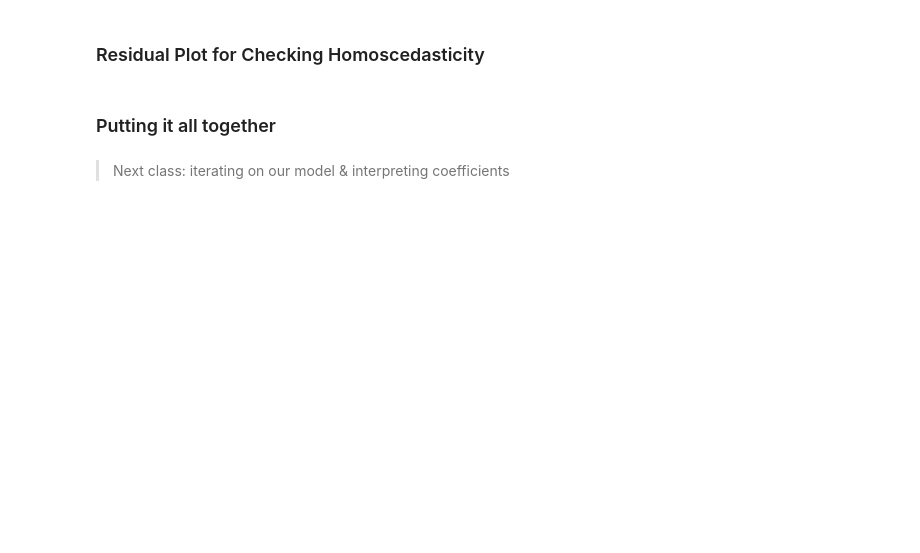
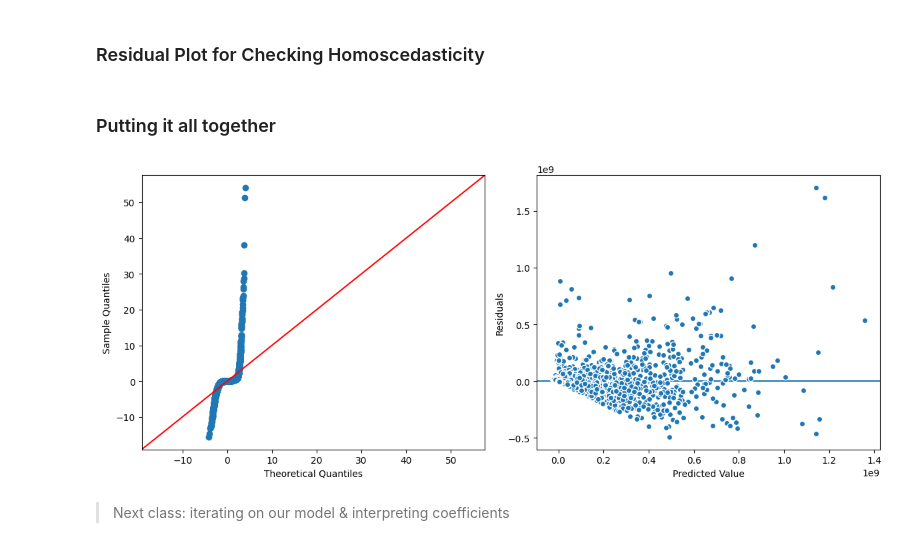
Before and after one commit to QianFu520/data-enrichment-linear-regression-with-movies, a Jupyter notebook: PreClass-Pt1-Linear-Regression-with-Movies.ipynb, the cells around one changed output. Cells and saved outputs as stored; diff of their text form; code cells hidden in the pictures; blank space fills up the shorter version.

```diff
--- a/PreClass-Pt1-Linear-Regression-with-Movies.ipynb
+++ b/PreClass-Pt1-Linear-Regression-with-Movies.ipynb
@@ -593,26 +640,28 @@ X_train_tf.head()
 # %% [markdown]
 ### Putting it all together
 # %%
-def evaluate_ols(result,X_train_df, y_train):
+def evaluate_ols(result,X_train_tf, y_train):
     """Plots a Q-Q Plot and residual plot for a statsmodels OLS regression.
     """
 
     ## save residuals from result
-    y_pred = result.predict(X_train_df)
+    y_pred = result.predict(X_train_tf)
     resid = y_train - y_pred
 
     fig, axes = plt.subplots(ncols=2,figsize=(12,5))
 
     ## Normality
     sm.graphics.qqplot(resid,line='45',fit=True,ax=axes[0]);
 
     ## Homoscedasticity
     ax = axes[1]
     ax.scatter(y_pred, resid, edgecolor='white',lw=1)
     ax.axhline(0,zorder=0)
     ax.set(ylabel='Residuals',xlabel='Predicted Value');
     plt.tight_layout()
 
-evaluate_ols(result,X_train_df, y_train)
+evaluate_ols(result,X_train_tf, y_train)
+# %% [output]
+[figure, added]
 # %% [markdown]
 > Next class: iterating on our model & interpreting coefficients
```
Also changed, not shown: parts of 3 cells of this notebook, 3 other files.
